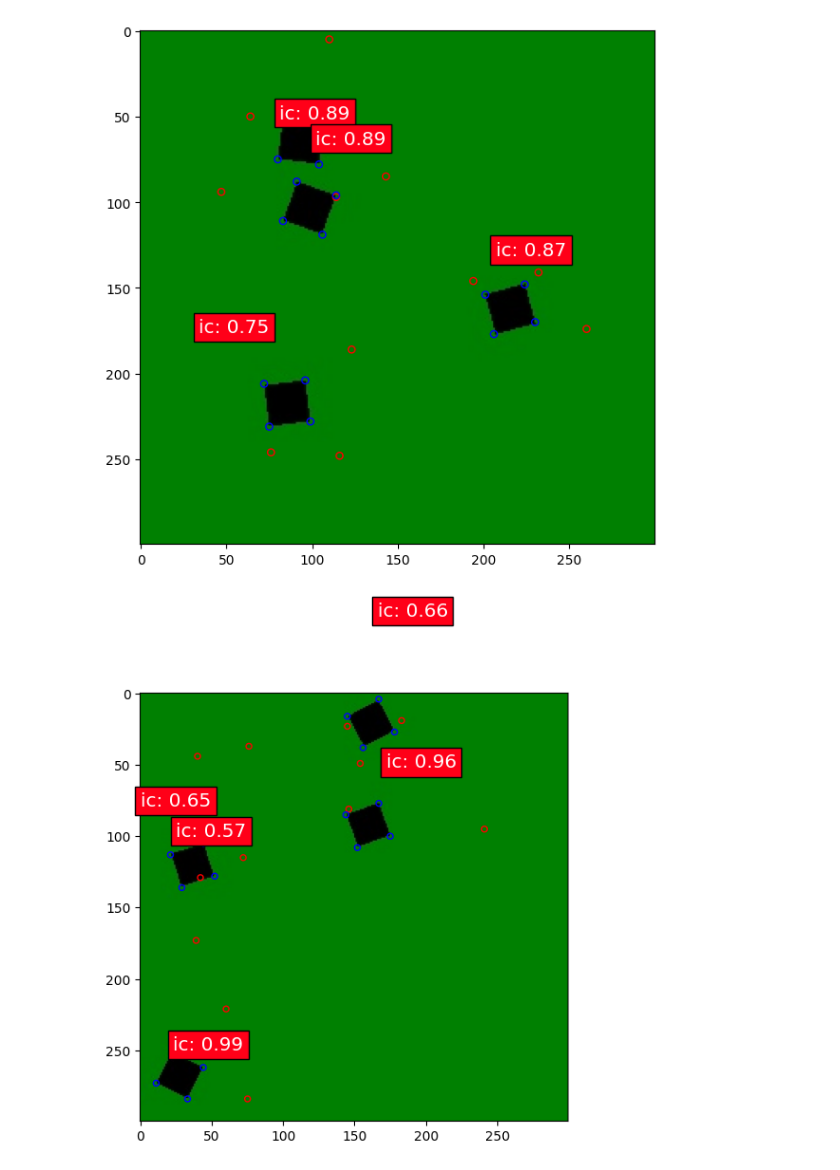
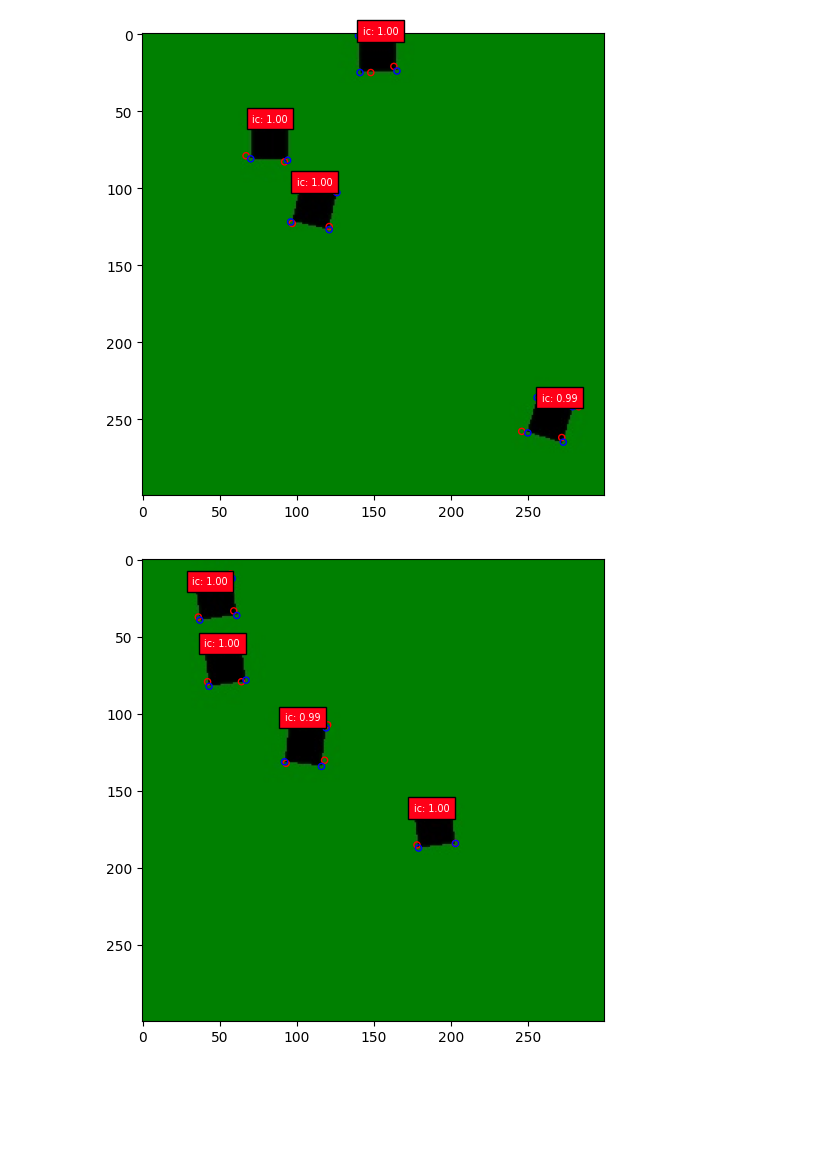
Before and after one commit to keremaras1/aoi-pcb-v2-object-detector, a Jupyter notebook: implementations/ssd_models/custom_architecture/custom_ssd_training.ipynb, the cells around one changed output. Drawn from its saved outputs; the diff is of its cells as text; code cells hidden in the pictures; blank space fills up the shorter version.

```diff
--- a/implementations/ssd_models/custom_architecture/custom_ssd_training.ipynb
+++ b/implementations/ssd_models/custom_architecture/custom_ssd_training.ipynb
@@ -104,8 +100,6 @@ Test labels:  (900, 1369, 12)
 # %%
-batch_size = 32
-
 model_checkpoint = ModelCheckpoint(filepath='AOI_Project/Custom-Model/checkpoints/ssd7_epoch-{epoch:02d}_loss-{loss:.4f}_val_loss-{val_loss:.4f}.h5',
-                                   monitor='val_loss',
+                                   monitor='loss',
                                    verbose=1,
                                    save_best_only=True,
                                    save_weights_only=False,
@@ -116,12 +110,13 @@ csv_logger = CSVLogger(filename='ssd7_training_log.csv',
                        separator=',',
                        append=True)
 
-early_stopping = EarlyStopping(monitor='val_loss',
+early_stopping = EarlyStopping(monitor='loss',
                                min_delta=0.0,
-                               patience=10,
-                               verbose=1)
+                               patience=15,
+                               verbose=1,
+                               restore_best_weights=True)
 
-reduce_learning_rate = ReduceLROnPlateau(monitor='val_loss',
+reduce_learning_rate = ReduceLROnPlateau(monitor='loss',
                                          factor=0.2,
                                          patience=8,
                                          verbose=1,
@@ -134,14 +129,15 @@ callbacks = [model_checkpoint,
              early_stopping,
              reduce_learning_rate]
 # %%
+batch_size = 32
 initial_epoch   = 0
-final_epoch     = 100
+final_epoch     = 200
 steps_per_epoch = 1000
 
 history = model.fit(X_train,
                     y_train,
                     batch_size=batch_size,
-                    #steps_per_epoch=steps_per_epoch,
+                    # steps_per_epoch=steps_per_epoch,
                     epochs=final_epoch,
                     callbacks=callbacks,
                     validation_data=(X_test, y_test),
@@ -179,4 +171,4 @@ plt.legend(loc='upper right', prop={'size': 24});
 # %%
-predictions = model.predict(X_test[:50])
+predictions = model.predict(X_train[:50])
 print(predictions.shape)
 # %% [output]
@@ -198,4 +189,4 @@ print(decoded_pred[0])
 # %%
-decoded_labels = decode_detections(y_test, img_height=img_height, img_width=img_width)
+decoded_labels = decode_detections(y_train, img_height=img_height, img_width=img_width)
 print(decoded_labels[0])
 # %% [output]
@@ -206,7 +197,7 @@ print(decoded_labels[0])
 # %%
 for i in range(len(decoded_pred[:10])):
     plt.figure(figsize=(10,6))
-    plt.imshow(X_test[i])
+    plt.imshow(X_train[i])
     current_axis = plt.gca()
 
     colors = plt.cm.hsv(np.linspace(0, 1, n_classes+1)).tolist() # Set the colors for the bounding boxes
@@ -215,10 +206,11 @@ for i in range(len(decoded_pred[:10])):
     for label in decoded_pred[i]:
         pred = np.array(label)
         corners = np.reshape(pred[2:], (-1, 2)).astype(int)
+        color = colors[int(pred[0])]
         label = '{}: {:.2f}'.format(classes[int(pred[0])], pred[1])
         for points in corners:
             current_axis.add_patch(plt.Circle(tuple(points), 2, fill=False, color='red'))
-        current_axis.text(corners[0, 0], corners[0, 1], label, size='x-large', color='white', bbox={'facecolor':color, 'alpha':1.0})
+        current_axis.text(corners[0, 0], corners[0, 1], label, size='x-small', color='white', bbox={'facecolor':color, 'alpha':1.0})
 
     for label in decoded_labels[i]:
         pred = np.array(label)
@@ -232,2 +224,2 @@ for i in range(len(decoded_pred[:10])):
-[figure, old version]
+[figure, new version]
-[figure, old version]
+[figure, new version]
```
Also changed, not shown: parts of 10 cells of this notebook, 4 other files.
